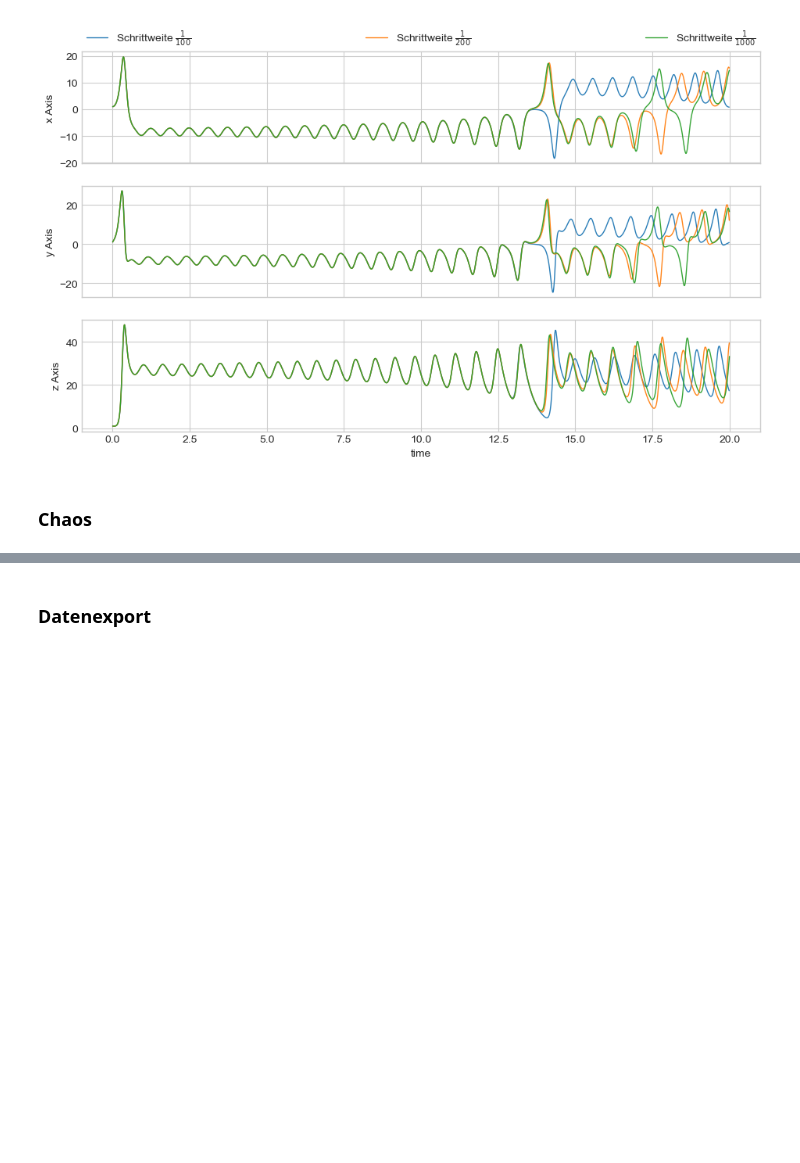
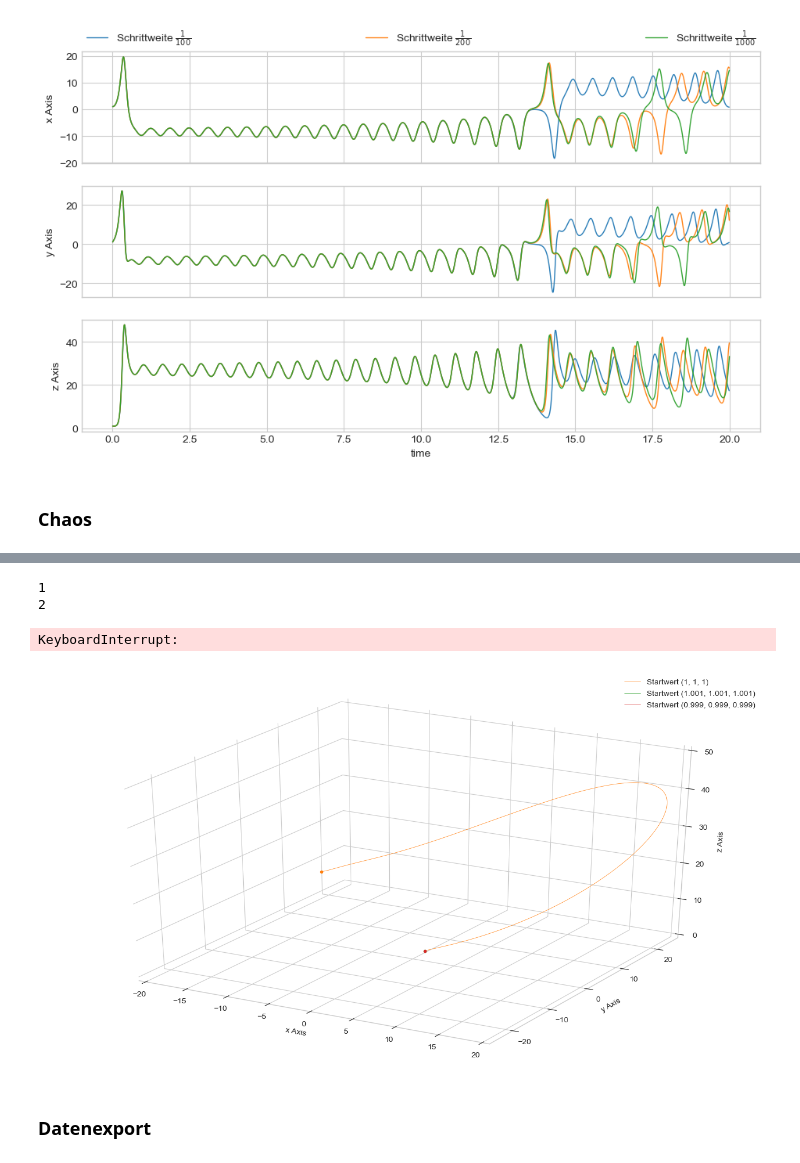
Before and after one commit to maxstollmayer/Lorenz-System-Project, a Jupyter notebook: PredictorCorrector Plotting.ipynb, the cells around one changed output, grey strips where cells are left out. Cells and saved outputs as stored; diff of their text form; code cells hidden in the pictures; blank space fills up the shorter version.

```diff
--- a/PredictorCorrector Plotting.ipynb
+++ b/PredictorCorrector Plotting.ipynb
@@ -56,3 +136,56 @@ Plot(t, states1, states2, labels=labels)
+# %%
+fig = plt.figure(figsize=(12.8, 7.2), tight_layout=True)
+ax = fig.gca(projection="3d")
+
+ax.w_xaxis.pane.set_color("w")
+ax.w_yaxis.pane.set_color("w")
+ax.w_zaxis.pane.set_color("w")
+ax.set_xlabel("x Axis")
+ax.set_ylabel("y Axis")
+ax.set_zlabel("z Axis")
+ax.set_xlim3d([-20, 20])
+ax.set_ylim3d([-25, 25])
+ax.set_zlim3d([0, 50])
+
+lines = (
+    ax.plot(states1[0:1, 0], states1[0:1, 1], states1[0:1, 2], color=f"C1", linewidth=0.5, alpha=0.95)[0],
+    ax.plot(states2[0:1, 0], states2[0:1, 1], states2[0:1, 2], color=f"C2", linewidth=0.5, alpha=0.95)[0],
+    ax.plot(states3[0:1, 0], states3[0:1, 1], states3[0:1, 2], color=f"C3", linewidth=0.5, alpha=0.95)[0]
+)
+points = (
+    ax.plot(states1[0:1, 0], states1[0:1, 1], states1[0:1, 2], ".", color=f"C1")[0],
+    ax.plot(states2[0:1, 0], states2[0:1, 1], states2[0:1, 2], ".", color=f"C2")[0],
+    ax.plot(states3[0:1, 0], states3[0:1, 1], states3[0:1, 2], ".", color=f"C3")[0]
+)
+
+def update(i):
+    lines[0].set_data(states1.T[:2, :i])
+    lines[0].set_3d_properties(states1.T[2, :i])
+    points[0].set_data(states1[i, :2])
+    points[0].set_3d_properties(states1[i, 2])
+
+    lines[0].set_data(states2.T[:2, :i])
+    lines[0].set_3d_properties(states2.T[2, :i])
+    points[0].set_data(states2[i, :2])
+    points[0].set_3d_properties(states2[i, 2])
+
+    lines[0].set_data(states3.T[:2, :i])
+    lines[0].set_3d_properties(states3.T[2, :i])
+    points[0].set_data(states3[i, :2])
+    points[0].set_3d_properties(states3[i, 2])
+
+    return (*lines, *points)
+
+ax.legend(lines, labels)
+print("1")
+anim = FuncAnimation(fig, update, frames=len(states1), interval=4, blit=True)
+print("2")
+anim.save("anim.mp4", bitrate=5000)
+# %% [output]
+1
+2
+KeyboardInterrupt:
+[figure, added]
 # %% [markdown]
 ### Datenexport
 # %%
```
Also changed, not shown: parts of 16 cells of this notebook, 25 other files.
